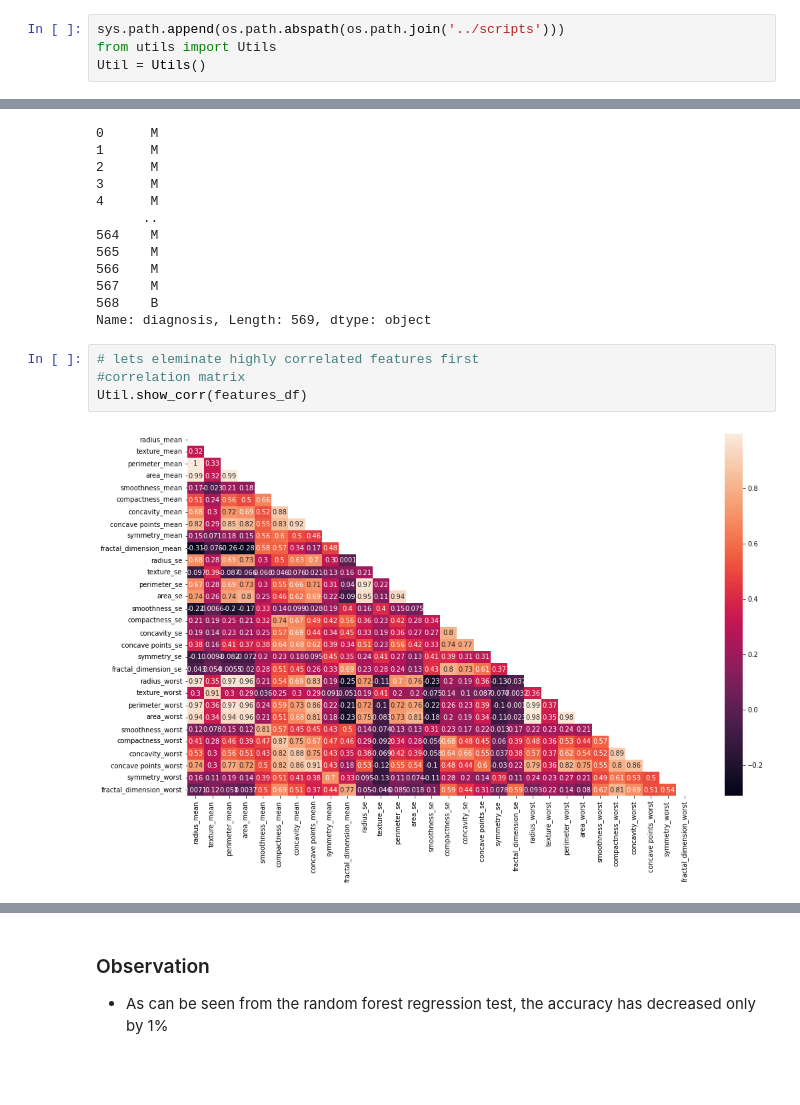
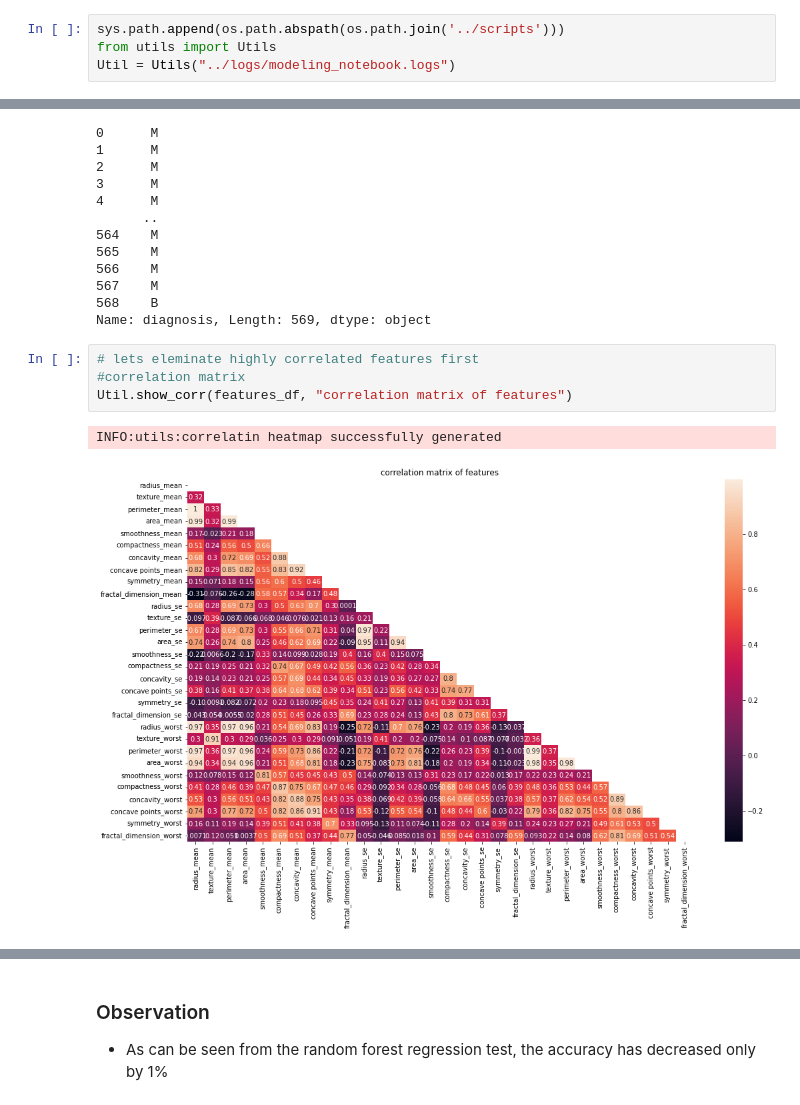
Before and after one commit to benbel376/causal_graph, a Jupyter notebook: notebooks/modeling.ipynb, the cells around one changed output, grey strips where cells are left out. Drawn from its saved outputs; the diff is of its cells as text; blank space fills up the shorter version.

```diff
--- a/notebooks/modeling.ipynb
+++ b/notebooks/modeling.ipynb
@@ -37,7 +45,7 @@ warnings.filterwarnings("ignore")
 # %%
 sys.path.append(os.path.abspath(os.path.join('../scripts')))
 from utils import Utils
-Util = Utils()
+Util = Utils("../logs/modeling_notebook.logs")
 # %%
 # Loading Dataset
 
@@ -87,9 +95,10 @@ Name: diagnosis, Length: 569, dtype: object
 # %%
 # lets eleminate highly correlated features first
 #correlation matrix
-Util.show_corr(features_df)
+Util.show_corr(features_df, "correlation matrix of features")
 # %% [output]
+INFO:utils:correlatin heatmap successfully generated
-[figure, old version]
+[figure, new version]
 # %%
 features_df2 = Util.remove_correlated(features_df, 0.95)
 features_df2.head()
```
Also changed, not shown: parts of 40 cells of this notebook, 4 other files.
